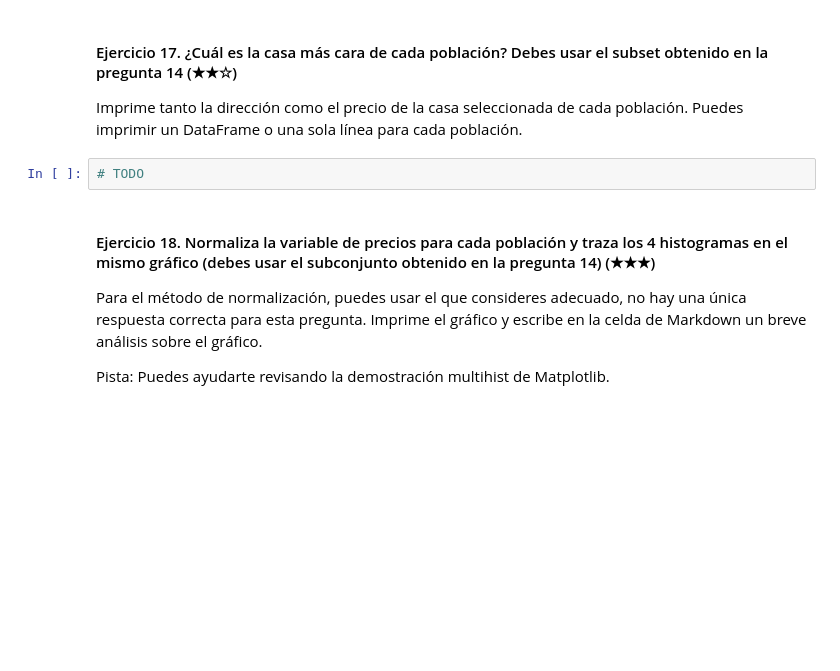
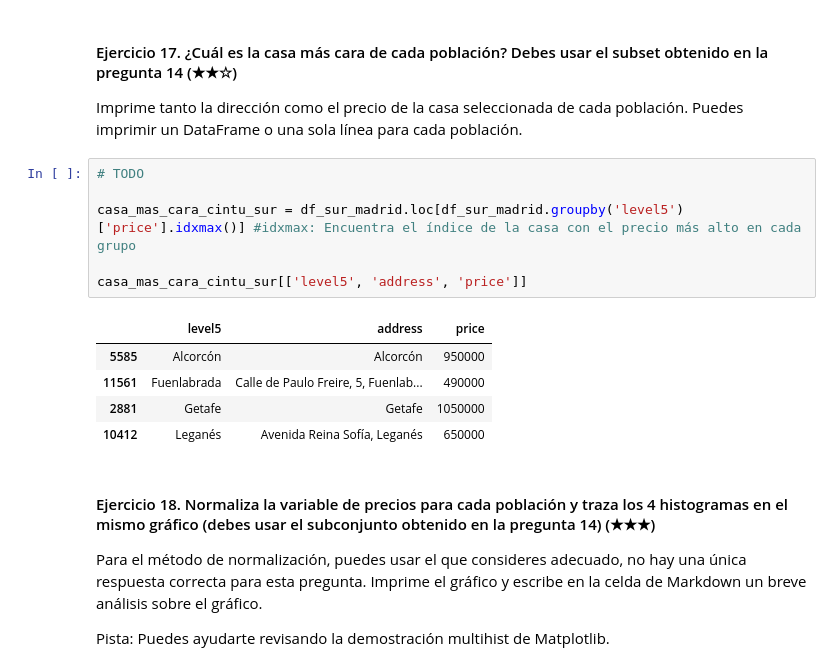
Before and after one commit to bartowen/realestate-datacleanup-exercise, a Jupyter notebook: project.es.ipynb, the cells around one changed output. Drawn from its saved outputs; the diff is of its cells as text; blank space fills up the shorter version.

```diff
--- a/project.es.ipynb
+++ b/project.es.ipynb
@@ -477,6 +477,16 @@ Varianza: 0.57
 Imprime tanto la dirección como el precio de la casa seleccionada de cada población. Puedes imprimir un DataFrame o una sola línea para cada población.
 # %%
 # TODO
+
+casa_mas_cara_cintu_sur = df_sur_madrid.loc[df_sur_madrid.groupby('level5')['price'].idxmax()] #idxmax: Encuentra el índice de la casa con el precio más alto en cada grupo
+
+casa_mas_cara_cintu_sur[['level5', 'address', 'price']]
+# %% [output]
+|  | level5 | address | price |
+| 5585 | Alcorcón | Alcorcón | 950000 |
+| 11561 | Fuenlabrada | Calle de Paulo Freire, 5, Fuenlab... | 490000 |
+| 2881 | Getafe | Getafe | 1050000 |
+| 10412 | Leganés | Avenida Reina Sofía, Leganés | 650000 |
 # %% [markdown]
 #### Ejercicio 18. Normaliza la variable de precios para cada población y traza los 4 histogramas en el mismo gráfico (debes usar el subconjunto obtenido en la pregunta 14) (★★★)
 
```
